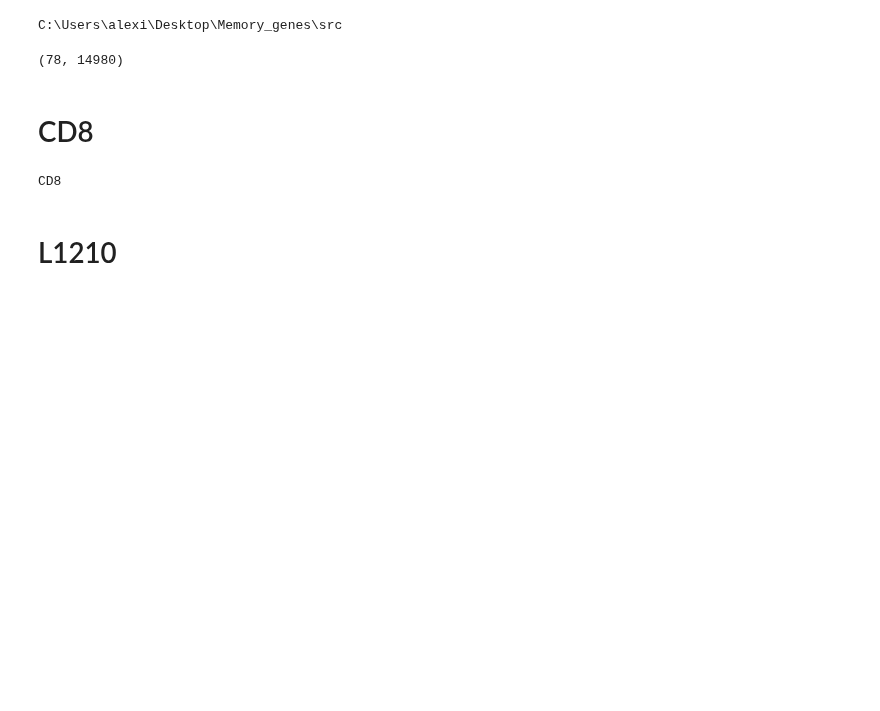
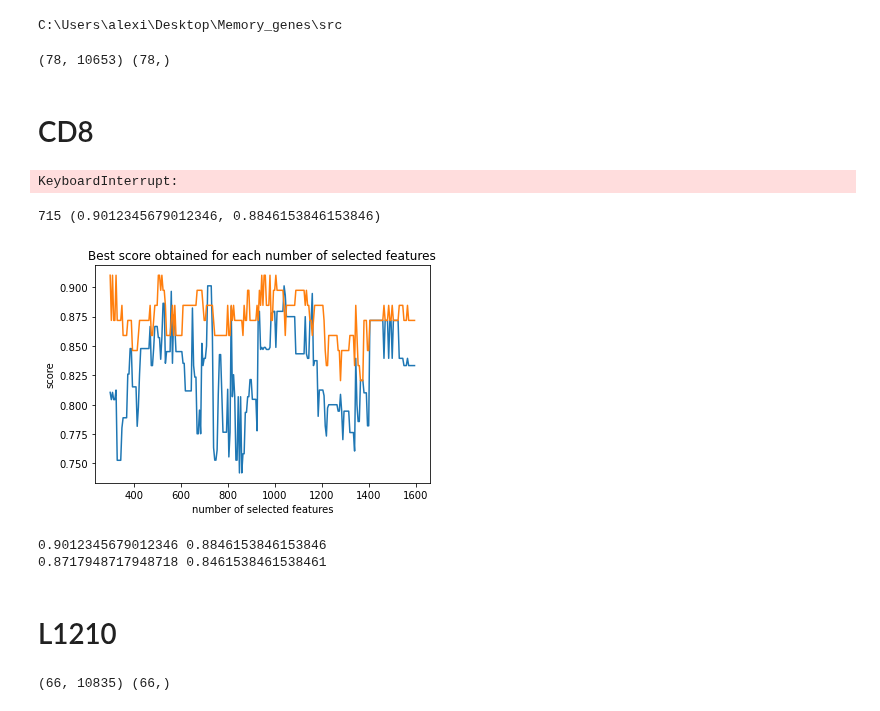
Before and after one commit to alexiaDorm/Memory_genes, a Jupyter notebook: src/feat_selec_exons/CD8-L1210.ipynb, the cells around one changed output. Saved outputs shown, nothing was run; the diff lists cells and outputs as text; code cells hidden in the pictures; blank space fills up the shorter version.

```diff
--- a/src/feat_selec_exons/CD8-L1210.ipynb
+++ b/src/feat_selec_exons/CD8-L1210.ipynb
@@ -24,21 +24,20 @@ np.random.seed(3)
 norm = pd.read_csv ('../data/merged_data/CD8.csv')
 norm = norm.set_index('Unnamed: 0').T
 y = np.squeeze(np.array(pd.read_csv ('../data/merged_data/y_CD8.csv')))
-print(norm.shape)
+print(norm.shape, y.shape)
 
 #Save gene interest
 pd.DataFrame(norm.T.index).to_csv('../data/processed_data/CD8genes_interest.csv', index = False)
 # %% [output]
-(78, 14980)
+(78, 10653) (78,)
 # %% [markdown]
 # CD8
 # %%
-print('CD8')
-N = np.arange(100,4000,25)
-best_subset, best_score = MIM(y, norm, FamiliesClusters, compute_precision,True, N, 3, plot=True)
+N = np.arange(300,1600,5)
+best_subset, best_score = MIM(y, np.array(norm), FamiliesClusters, compute_precision,True, N, 3, plot=True)
 print(len(best_subset), best_score)
 # %% [output]
-CD8
+KeyboardInterrupt:
 # %%
 #Predict and evaluate on whole data  set
 model = FamiliesClusters(np.unique(y),compute_precision,True)
@@ -53,13 +52,16 @@ model = EnsemblingHierarchical(np.unique(y),compute_precision,True,subsets = sub
 result  = model.fit_predict(X = x_subset, y= y)
 print(model.score_, model.recovery)
 # %%
-N = np.arange(1000,1500,1)
-best_subset, best_score = ANOVA(y, norm, FamiliesClusters, compute_recovery,True, N, plot=True)
+N = np.arange(300,1600,5)
+best_subset, best_score = ANOVA(y, np.array(norm), FamiliesClusters, compute_precision,True, N, plot=True)
 print(len(best_subset), best_score)
+# %% [output]
+715 (0.9012345679012346, 0.8846153846153846)
+[figure, added]
 # %%
 #Predict and evaluate on whole data  set
 model = FamiliesClusters(np.unique(y),compute_precision,True)
-x_subset = norm[:, best_subset]
+x_subset = np.array(norm)[:, best_subset]
 pred = model.fit_predict(x_subset,y)
 print(model.score_, model.recovery)
 
@@ -69,6 +71,9 @@ subsets = subsampling_genes(subset, 101, 0.25)
 model = EnsemblingHierarchical(np.unique(y),compute_precision,True,subsets = subsets, ensembling='voting', threshold_voting = 0.5)
 result  = model.fit_predict(X = x_subset, y= y)
 print(model.score_, model.recovery)
+# %% [output]
+0.9012345679012346 0.8846153846153846
+0.8717948717948718 0.8461538461538461
 # %%
 get_best_genes_names(best_subset, '../data/processed_data/CD8genes_interest.csv', '../data/optimized_subsets/CD8genes_best.csv')
 # %% [markdown]
@@ -77,10 +82,12 @@ get_best_genes_names(best_subset, '../data/processed_data/CD8genes_interest.csv'
 norm = pd.read_csv ('../data/merged_data/L1210.csv')
 norm = norm.set_index('Unnamed: 0').T
 y = np.squeeze(np.array(pd.read_csv ('../data/merged_data/y_L1210.csv')))
-print(norm.shape)
+print(norm.shape, y.shape)
 
 #Save gene interest
 pd.DataFrame(norm.T.index).to_csv('../data/processed_data/L1210genes_interest.csv', index = False)
 
 norm = np.array(norm)
+# %% [output]
+(66, 10835) (66,)
 # %%
```
Also changed, not shown: parts of 4 cells of this notebook, 4 other files.
